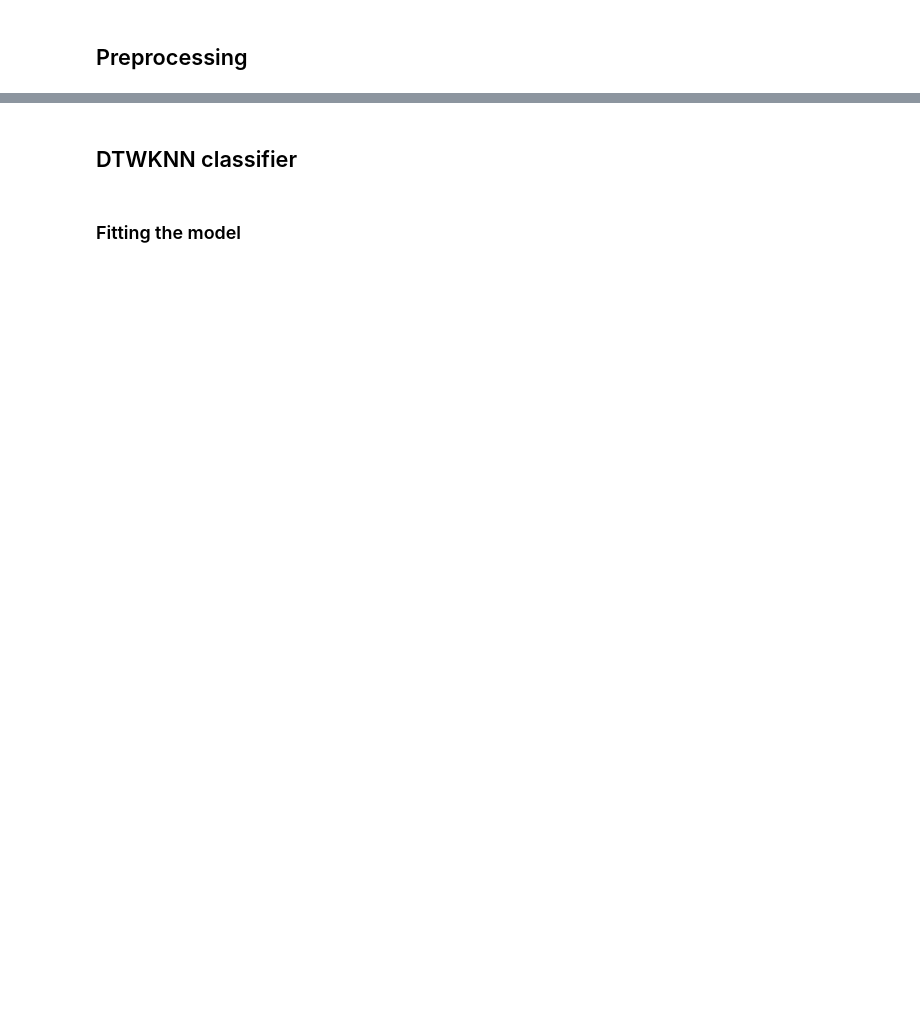
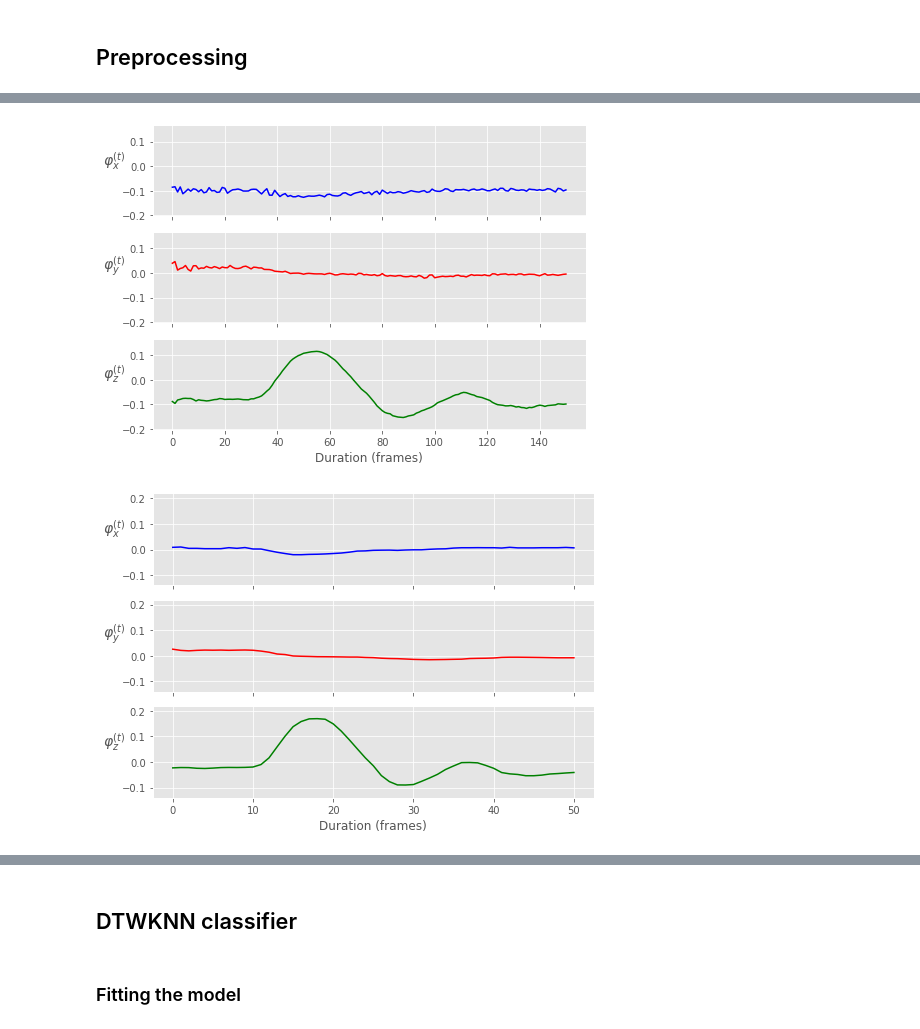
Before and after one commit to eonu/inf4-hons, a Jupyter notebook: notebooks/MoCap Recognition.ipynb, the cells around one changed output, grey strips where cells are left out. Saved outputs shown, nothing was run; the diff lists cells and outputs as text; code cells hidden in the pictures; blank space fills up the shorter version.

```diff
--- a/notebooks/MoCap Recognition.ipynb
+++ b/notebooks/MoCap Recognition.ipynb
@@ -102,0 +93,26 @@ Xp_val, Xp_test = pre.transform(X_val, verbose=True), pre.transform(X_test, verb
+# %%
+# Function for visualizing gesture signals
+def plot_gesture(gesture, label, figsize=(7, 5), same_scale=True):
+    labels = ['$\\varphi^{(t)}_x$', '$\\varphi^{(t)}_y$', '$\\varphi^{(t)}_z$']
+    colors = ['blue', 'red', 'green']
+    fig, axs = plt.subplots(3, 1, sharex=True, figsize=figsize)
+
+    for i, ax in enumerate(axs.flat):
+        ax.plot(gesture[:, i], color=colors[i])
+        ax.set_ylabel(labels[i], rotation=0, labelpad=7, fontsize=14)
+        if same_scale:
+            pad = 0.05
+            ax.set_ylim(gesture.min()-pad, gesture.max()+pad)
+    ax.set_xlabel('Duration (frames)')
+
+    fig.tight_layout()
+#     plt.savefig('plots/example-rotation-signal.pdf')
+    plt.show()
+# %%
+# Pick an example signal for visualization
+x_sample, y_sample = X_train[1], y_train[1]
+plot_gesture(x_sample, y_sample)
+plot_gesture(pre.transform(x_sample), y_sample)
+# %% [output]
+[figure, added]
+[figure, added]
```
Also changed, not shown: parts of 44 cells of this notebook, 2 other files.
